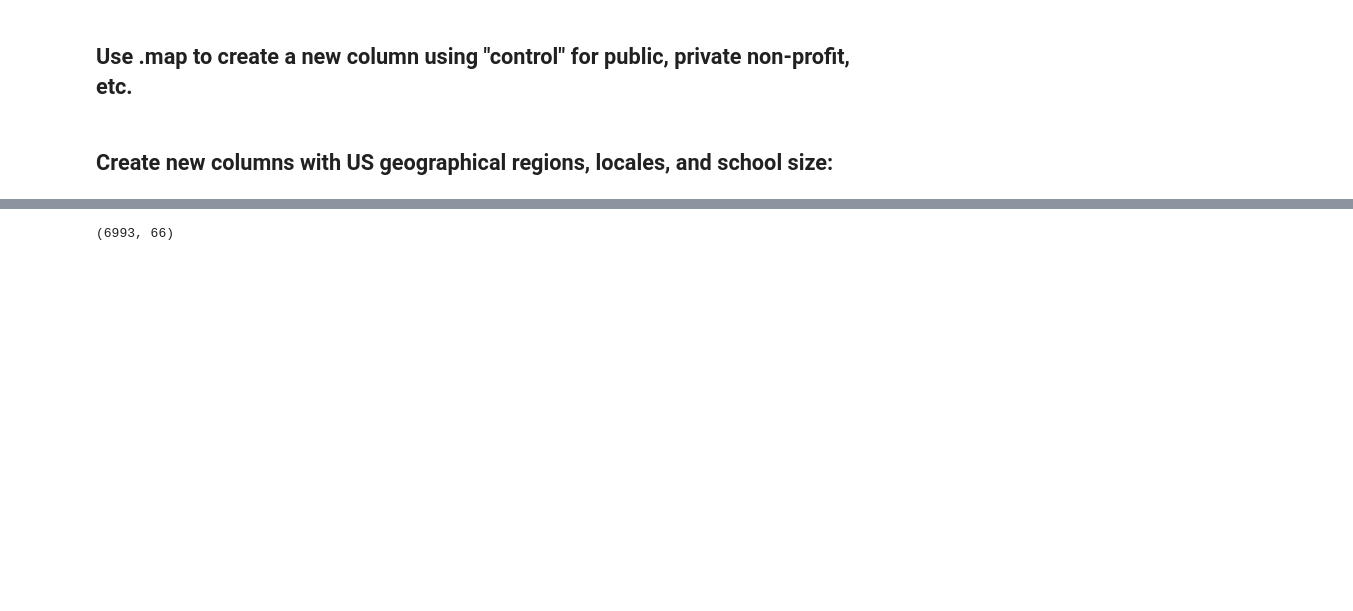
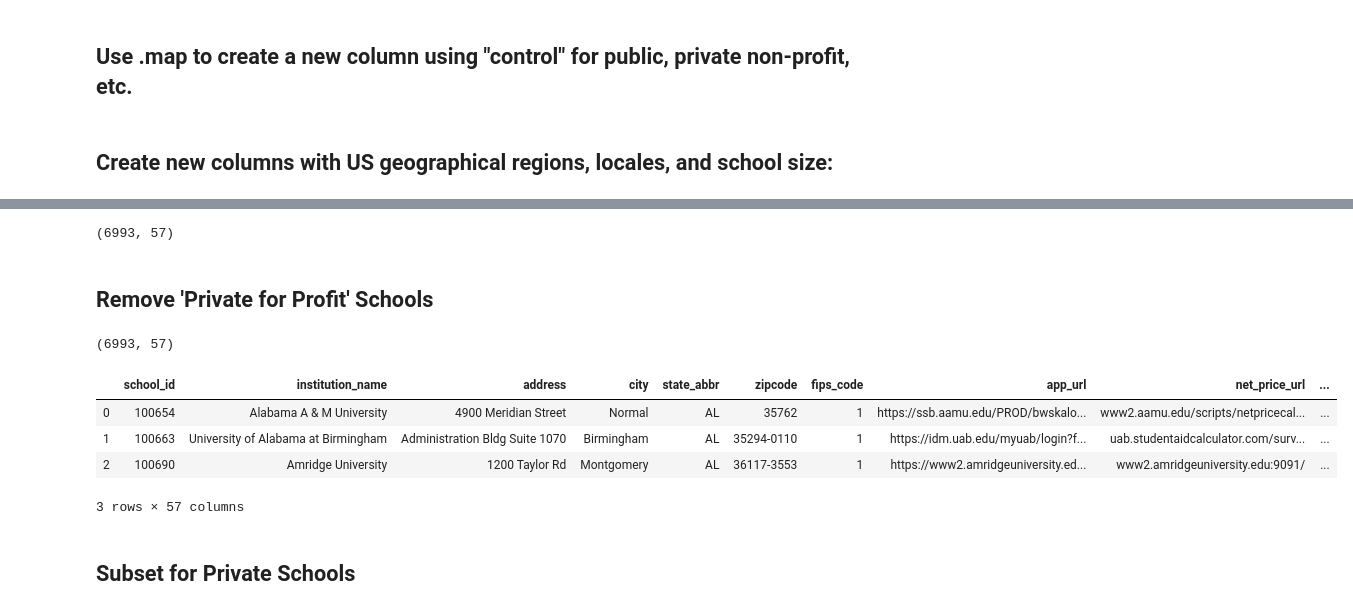
Before and after one commit to CatSchmalzer/College_Tuition_and_Student_Debt, a Jupyter notebook: notebooks/IPEDS_general_eda.ipynb, the cells around one changed output, grey strips where cells are left out. Cells and saved outputs as stored; diff of their text form; code cells hidden in the pictures; blank space fills up the shorter version.

```diff
--- a/notebooks/IPEDS_general_eda.ipynb
+++ b/notebooks/IPEDS_general_eda.ipynb
@@ -392,5 +384,5 @@ size_dict = {1:'<1000',
 directory['school_size']= directory['inst_size'].map(size_dict)
 # %%
 ## drop the old columns and several I don't need
-directory.drop(columns=['control', 'bea_region', 'locale', 'inst_size', 'ope_title_iv',
+directory = directory.drop(columns=['control', 'bea_region', 'locale', 'inst_size', 'ope_title_iv',
                         'csa', 'necta', 'employer_id', 'ope_id'])
@@ -420,6 +398,14 @@ directory_filtered = directory[directory['geo_region'] != 'Outlying Areas']
 # %%
 directory_filtered.shape
 # %% [output]
-(6993, 66)
+(6993, 57)
+# %% [markdown]
+## Remove 'Private for Profit' Schools
+# %%
+directory_filtered = directory_filtered[directory_filtered['school_type'] != 'Private for Profit']
+# %%
+directory_filtered.shape
+# %% [output]
+(6993, 57)
 # %%
 # export as csv
@@ -426,0 +413,10 @@ directory_filtered.to_csv('directory_filtered.csv')
+# %%
+directory_filtered.head(3)
+# %% [output]
+|  | school_id | institution_name | address | city | state_abbr | zipcode | fips_code | app_url | net_price_url | ... |
+| 0 | 100654 | Alabama A & M University | 4900 Meridian Street | Normal | AL | 35762 | 1 | https://ssb.aamu.edu/PROD/bwskalo... | www2.aamu.edu/scripts/netpricecal... | ... |
+| 1 | 100663 | University of Alabama at Birmingham | Administration Bldg Suite 1070 | Birmingham | AL | 35294-0110 | 1 | https://idm.uab.edu/myuab/login?f... | uab.studentaidcalculator.com/surv... | ... |
+| 2 | 100690 | Amridge University | 1200 Taylor Rd | Montgomery | AL | 36117-3553 | 1 | https://www2.amridgeuniversity.ed... | www2.amridgeuniversity.edu:9091/ | ... |
+3 rows × 57 columns
+# %% [markdown]
+## Subset for Private Schools
```
Also changed, not shown: parts of 19 cells of this notebook, 2 other files.
